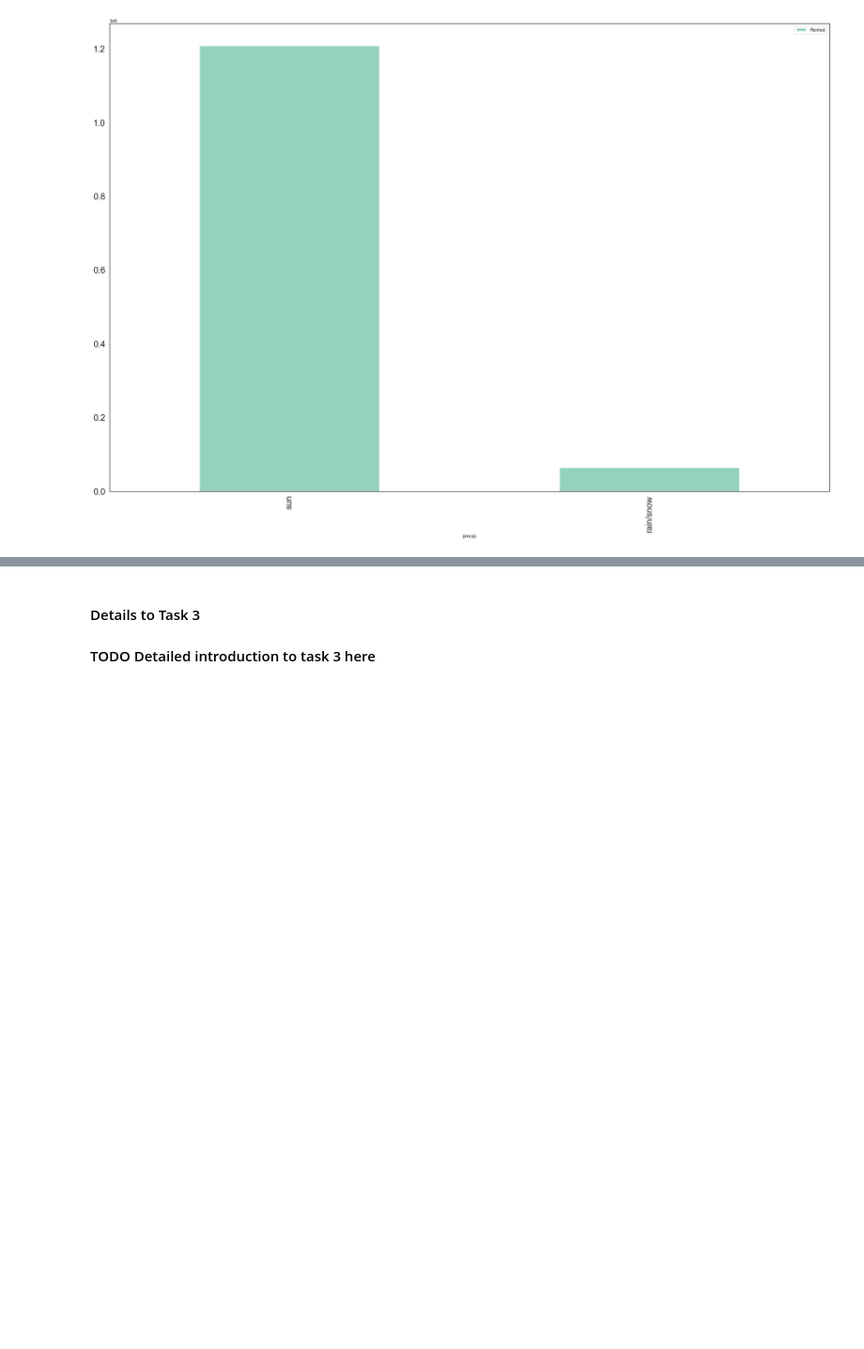
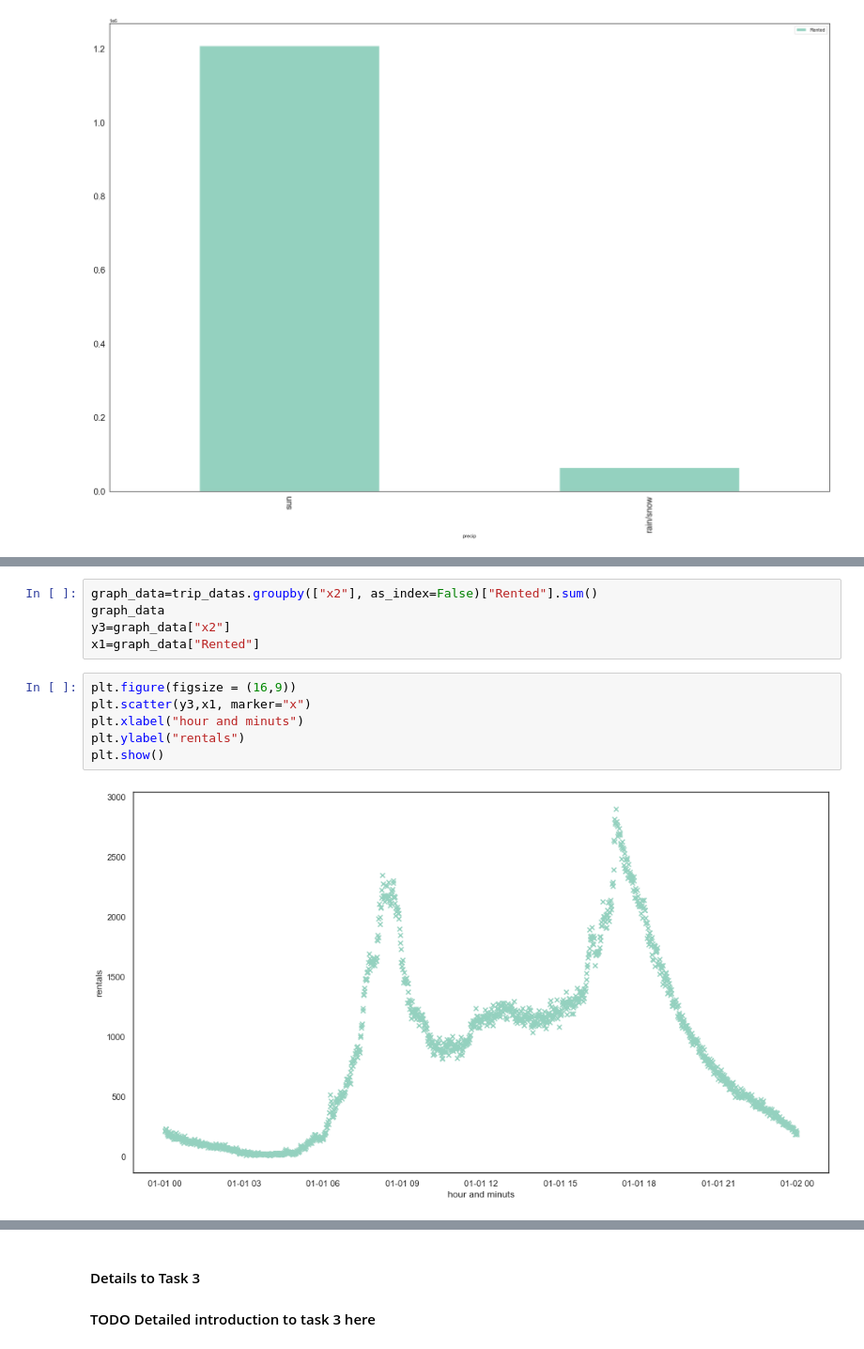
Before and after one commit to NiklasNesseler/ProjectNotFound, a Jupyter notebook: DSML_GroupProject_Boston2017-Copy1.ipynb, the cells around one changed output, grey strips where cells are left out. Shown at 94% size. Drawn from its saved outputs; the diff is of its cells as text; blank space fills up the shorter version.

```diff
--- a/DSML_GroupProject_Boston2017-Copy1.ipynb
+++ b/DSML_GroupProject_Boston2017-Copy1.ipynb
@@ -1649,0 +1627,13 @@ trip_datas
+# %%
+graph_data=trip_datas.groupby(["x2"], as_index=False)["Rented"].sum()
+graph_data
+y3=graph_data["x2"]
+x1=graph_data["Rented"]
+# %%
+plt.figure(figsize = (16,9))
+plt.scatter(y3,x1, marker="x")
+plt.xlabel("hour and minuts")
+plt.ylabel("rentals")
+plt.show()
+# %% [output]
+[figure, added]
```
Also changed, not shown: parts of 11 cells of this notebook.
